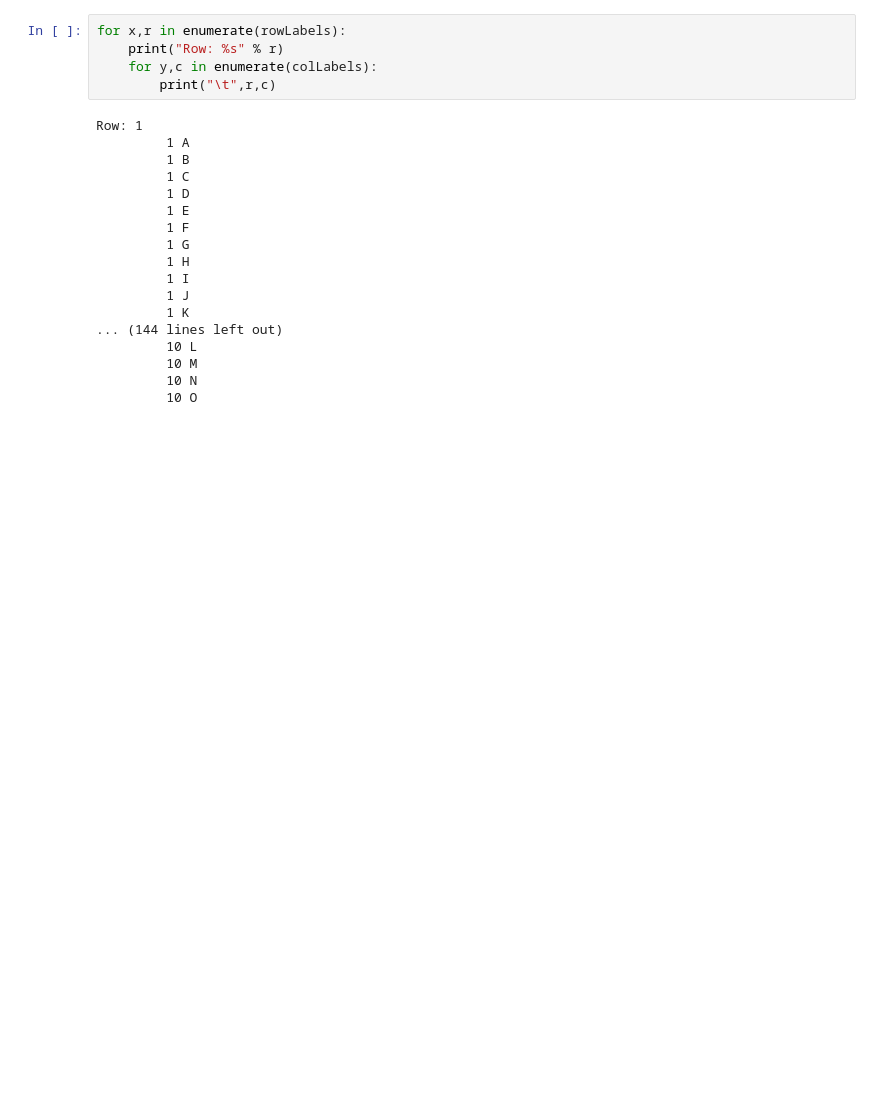
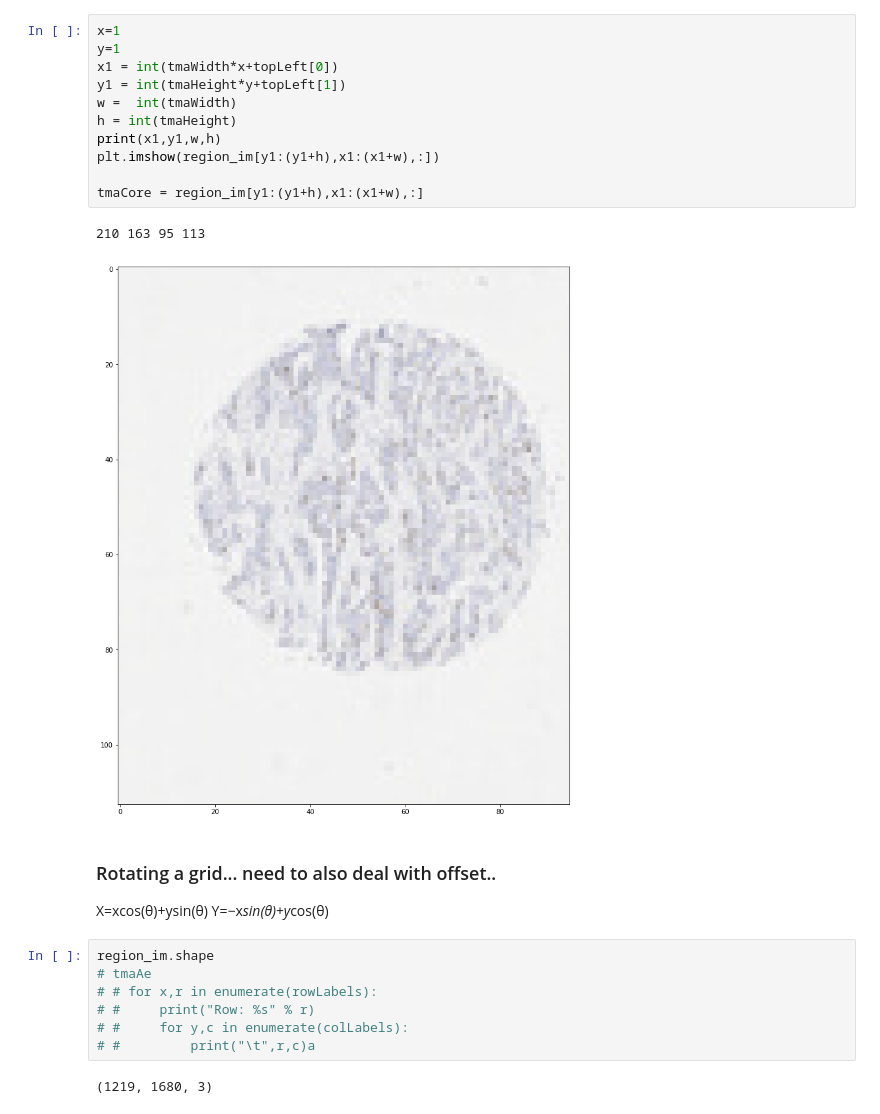
Before and after one commit to dgutman/webix_image_organizer, a Jupyter notebook: microarray/generateRotatedTMAGrid.ipynb, the cells around one changed output. Saved outputs shown, nothing was run; the diff lists cells and outputs as text; blank space fills up the shorter version.

```diff
--- a/microarray/generateRotatedTMAGrid.ipynb
+++ b/microarray/generateRotatedTMAGrid.ipynb
@@ -112,23 +139,27 @@ Y=−x*sin(θ)+y*cos(θ)
+# %%
+x=1
+y=1
+x1 = int(tmaWidth*x+topLeft[0])
+y1 = int(tmaHeight*y+topLeft[1])
+w =  int(tmaWidth)
+h = int(tmaHeight)
+print(x1,y1,w,h)
+plt.imshow(region_im[y1:(y1+h),x1:(x1+w),:])
+
+tmaCore = region_im[y1:(y1+h),x1:(x1+w),:]
+# %% [output]
+210 163 95 113
+[figure, added]
+# %% [markdown]
+### Rotating a grid...  need to also deal with offset..
+X=xcos(θ)+ysin(θ)
+Y=−x*sin(θ)+y*cos(θ)
 # %%
-for x,r in enumerate(rowLabels):
-    print("Row: %s" % r)
-    for y,c in enumerate(colLabels):
-        print("\t",r,c)
+region_im.shape
+# tmaAe
+# # for x,r in enumerate(rowLabels):
+# #     print("Row: %s" % r)
+# #     for y,c in enumerate(colLabels):
+# #         print("\t",r,c)a
 # %% [output]
-Row: 1
-         1 A
-         1 B
-         1 C
-         1 D
-         1 E
-         1 F
-         1 G
-         1 H
-         1 I
-         1 J
-         1 K
-... (144 lines left out)
-         10 L
-         10 M
-         10 N
-         10 O
+(1219, 1680, 3)
```
Also changed, not shown: parts of 13 cells of this notebook, 9 other files.
